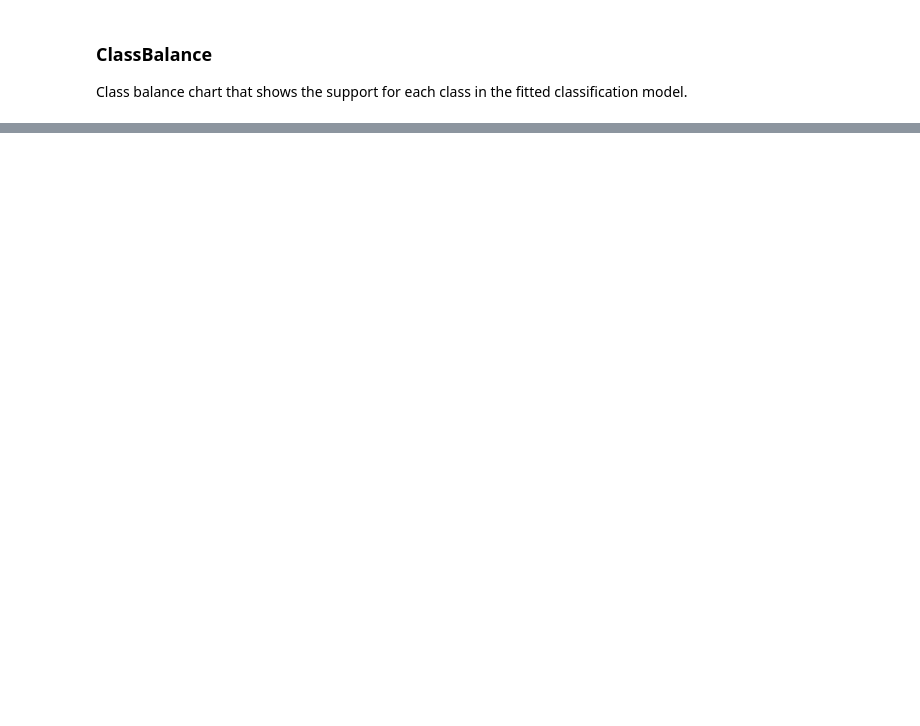
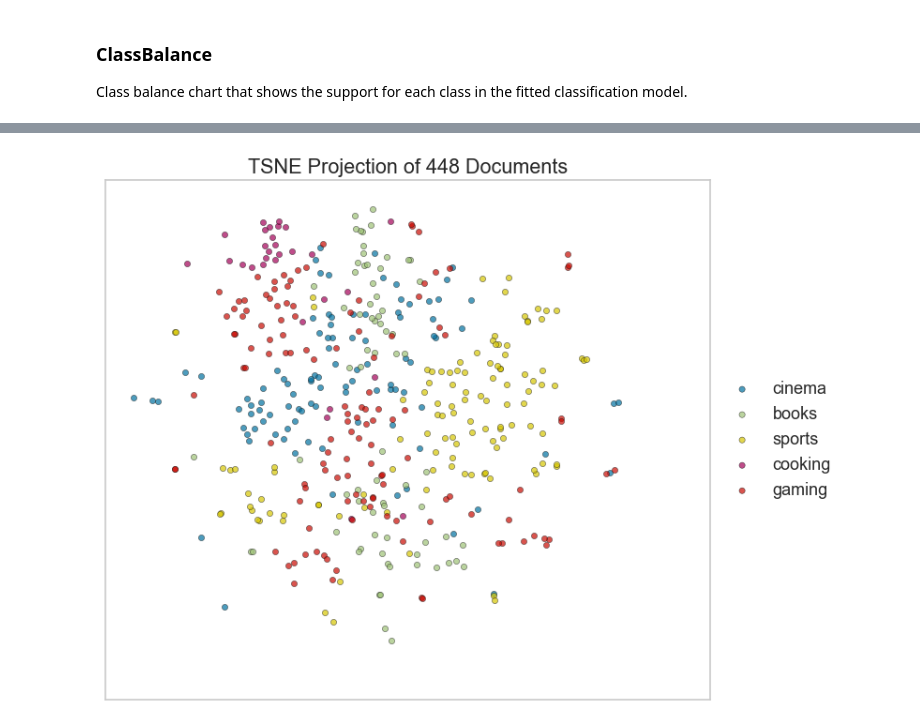
Before and after one commit to DistrictDataLabs/yellowbrick, a Jupyter notebook: examples/examples.ipynb, the cells around one changed output, grey strips where cells are left out. Cells and saved outputs as stored; diff of their text form; code cells hidden in the pictures; blank space fills up the shorter version.

```diff
--- a/examples/examples.ipynb
+++ b/examples/examples.ipynb
@@ -350,0 +439,14 @@ g = visualizer.poof()             # Draw/show/poof the data
+# %%
+# Load the data and create document vectors
+corpus = load_corpus('hobbies')
+tfidf  = TfidfVectorizer()
+
+docs   = tfidf.fit_transform(corpus.data)
+labels = corpus.target
+# %%
+# Create the visualizer and draw the vectors
+tsne = TSNEVisualizer()
+tsne.fit(docs, labels)
+tsne.poof()
+# %% [output]
+[figure, added]
```
Also changed, not shown: parts of 22 cells of this notebook, 1 other file.
